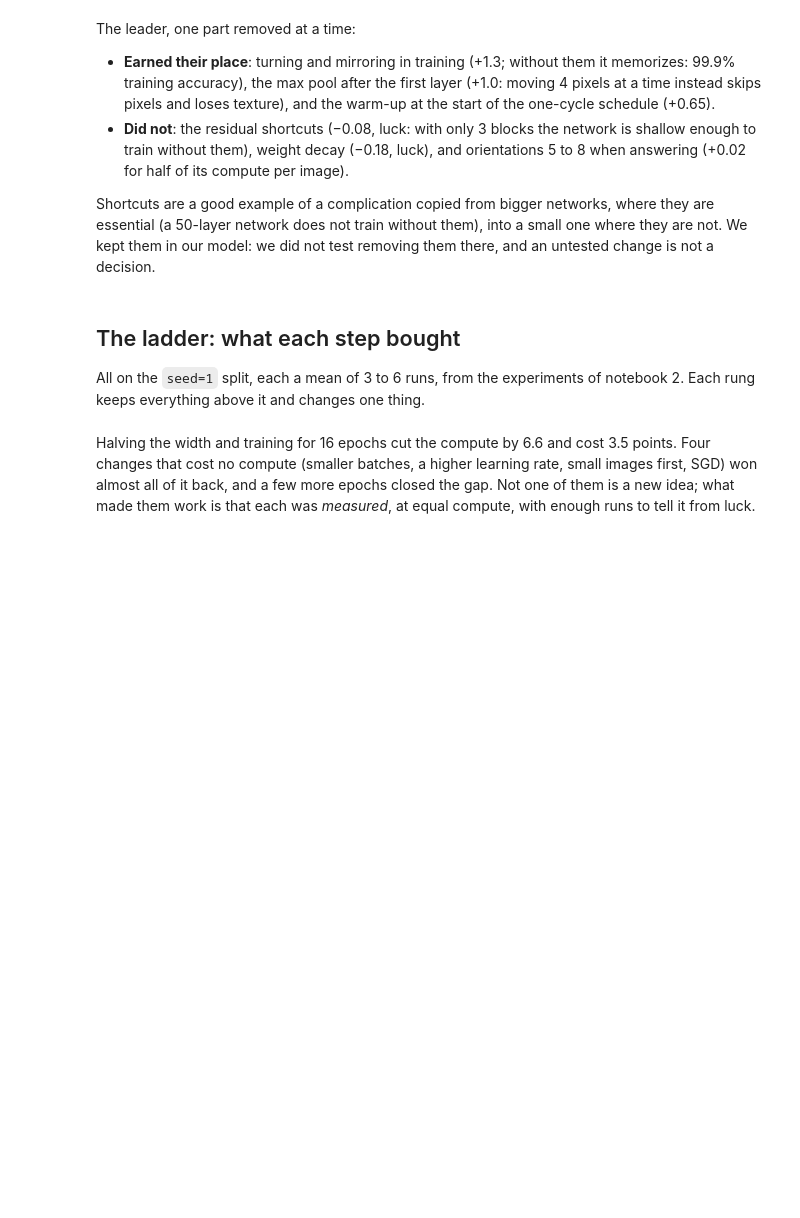
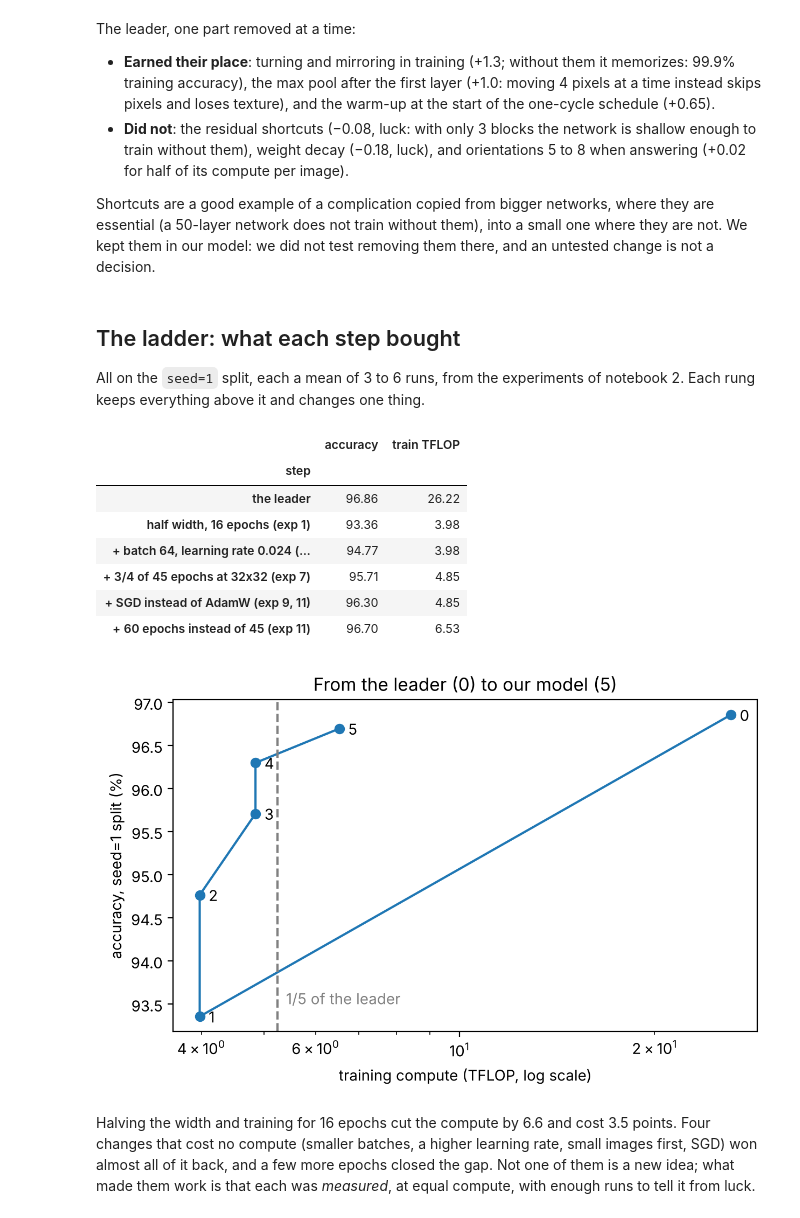
Before and after one commit to dewansa/undefined-eurosat, a Jupyter notebook: submissions/demo2/3-check-and-submit.ipynb, the cells around one changed output. Drawn from its saved outputs; the diff is of its cells as text; code cells hidden in the pictures; blank space fills up the shorter version.

```diff
--- a/submissions/demo2/3-check-and-submit.ipynb
+++ b/submissions/demo2/3-check-and-submit.ipynb
@@ -140,34 +182,44 @@ def mean_of(experiment, label):
 
 
 ladder = pd.DataFrame(
     [
         ("the leader", *mean_of("0-leader", "leader")),
         ("half width, 16 epochs (exp 1)", *mean_of("1-size-and-time", "width 0.5 x 16 epochs")),
         (
             "+ batch 64, learning rate 0.024 (exp 5)",
             *mean_of("5-batch-and-lr", "batch 64, lr 0.024"),
         ),
         ("+ 3/4 of 45 epochs at 32x32 (exp 7)", *mean_of("8-regularize", "candidate")),
         ("+ SGD instead of AdamW (exp 9, 11)", *mean_of("11-sgd-budget", "45 epochs")),
         ("+ 60 epochs instead of 45 (exp 11)", *mean_of("11-sgd-budget", "60 epochs")),
     ],
     columns=["step", "accuracy", "train TFLOP"],
 ).set_index("step")
 display(ladder.round(2))
 
 fig, ax = plt.subplots(figsize=(7, 4))
 ax.plot(ladder["train TFLOP"], ladder["accuracy"], "o-", color="tab:blue")
-for i, (step, row) in enumerate(ladder.iterrows()):
+for i, (_, row) in enumerate(ladder.iterrows()):
     ax.annotate(
         f"{i}", (row["train TFLOP"], row["accuracy"]), textcoords="offset points", xytext=(6, -4)
     )
 ax.axvline(26.22 / 5, color="gray", linestyle="--")
 ax.text(26.22 / 5 * 1.03, 93.5, "1/5 of the leader", color="gray")
 ax.set_xscale("log")
 ax.set_xlabel("training compute (TFLOP, log scale)")
 ax.set_ylabel("accuracy, seed=1 split (%)")
 ax.set_title("From the leader (0) to our model (5)")
 plt.show()
+# %% [output]
+|  | accuracy | train TFLOP |
+| step |  |  |
+| the leader | 96.86 | 26.22 |
+| half width, 16 epochs (exp 1) | 93.36 | 3.98 |
+| + batch 64, learning rate 0.024 (... | 94.77 | 3.98 |
+| + 3/4 of 45 epochs at 32x32 (exp 7) | 95.71 | 4.85 |
+| + SGD instead of AdamW (exp 9, 11) | 96.30 | 4.85 |
+| + 60 epochs instead of 45 (exp 11) | 96.70 | 6.53 |
+[figure, added]
 # %% [markdown]
 Halving the width and training for 16 epochs cut the compute by 6.6 and cost 3.5
 points. Four changes that cost no compute (smaller batches, a higher learning rate,
```
Also changed, not shown: parts of 7 cells of this notebook, 1 other file.
